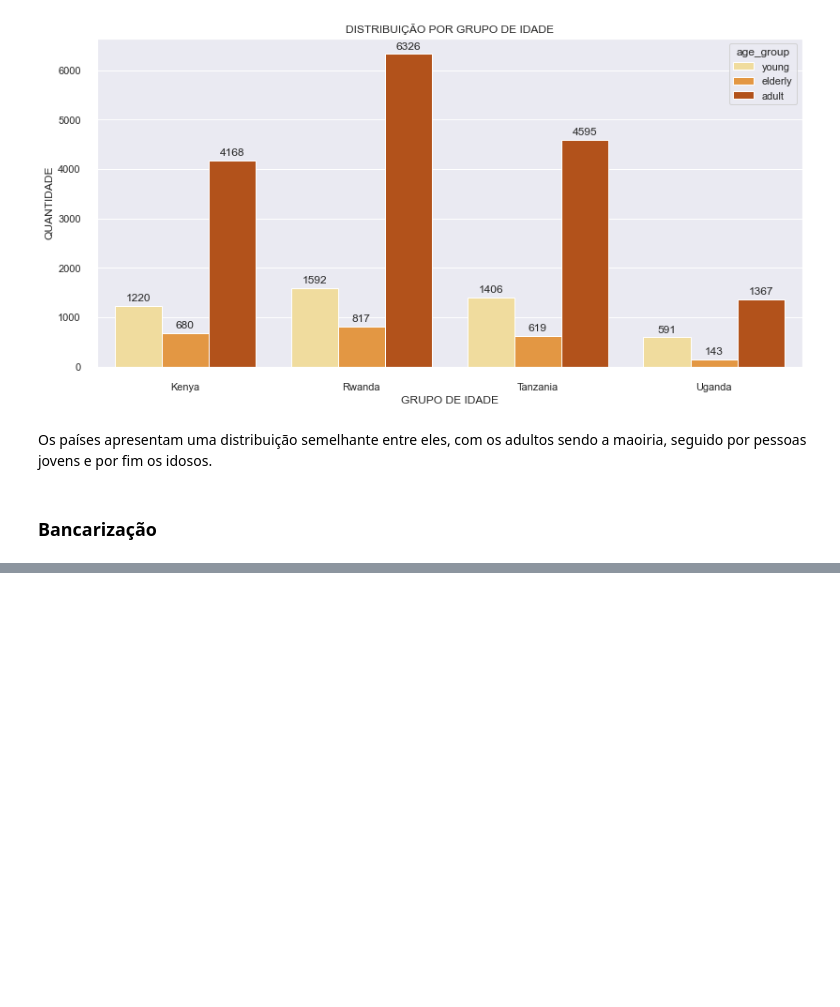
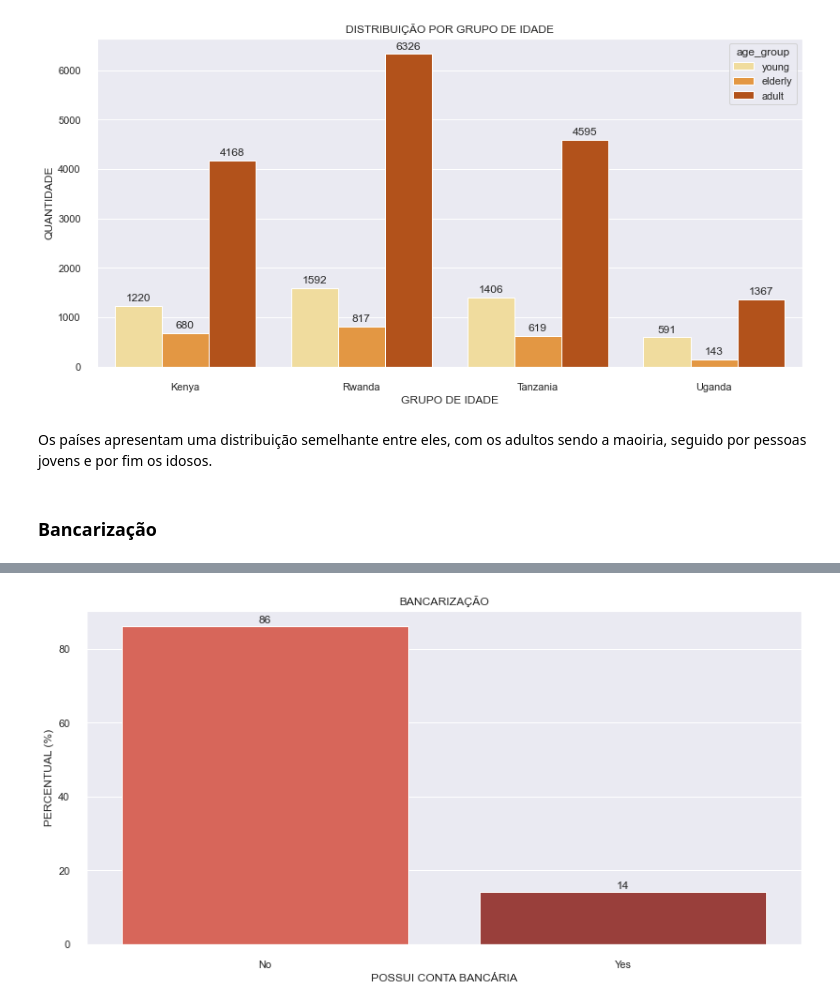
Before and after one commit to fabioismerim/financial_inclusion_africa, a Jupyter notebook: Financial_Inclusion_Africa.ipynb, the cells around one changed output, grey strips where cells are left out. Drawn from its saved outputs; the diff is of its cells as text; code cells hidden in the pictures; blank space fills up the shorter version.

```diff
--- a/Financial_Inclusion_Africa.ipynb
+++ b/Financial_Inclusion_Africa.ipynb
@@ -413,0 +462,15 @@ Os países apresentam uma distribuição semelhante entre eles, com os adultos s
+# %%
+#plotando gráfico percentual:
+sns.set(rc={'figure.figsize': (12,6)})
+ax = sns.barplot(x = 'index', y  = 'percent', data = temp, palette= "Reds_d")
+ax.set(title = "BANCARIZAÇÃO", xlabel = "POSSUI CONTA BANCÁRIA", ylabel = 'PERCENTUAL (%)' )
+
+#adicionando labels acima das barras
+for p in ax.patches:
+    height = p.get_height() #altura das barras
+    ax.text(x = p.get_x()+(p.get_width()/2),
+    y = height+1,
+    s = '{:.0f}'.format(height),
+    ha = 'center')
+# %% [output]
+[figure, added]
```
Also changed, not shown: parts of 49 cells of this notebook, 1 other file.
